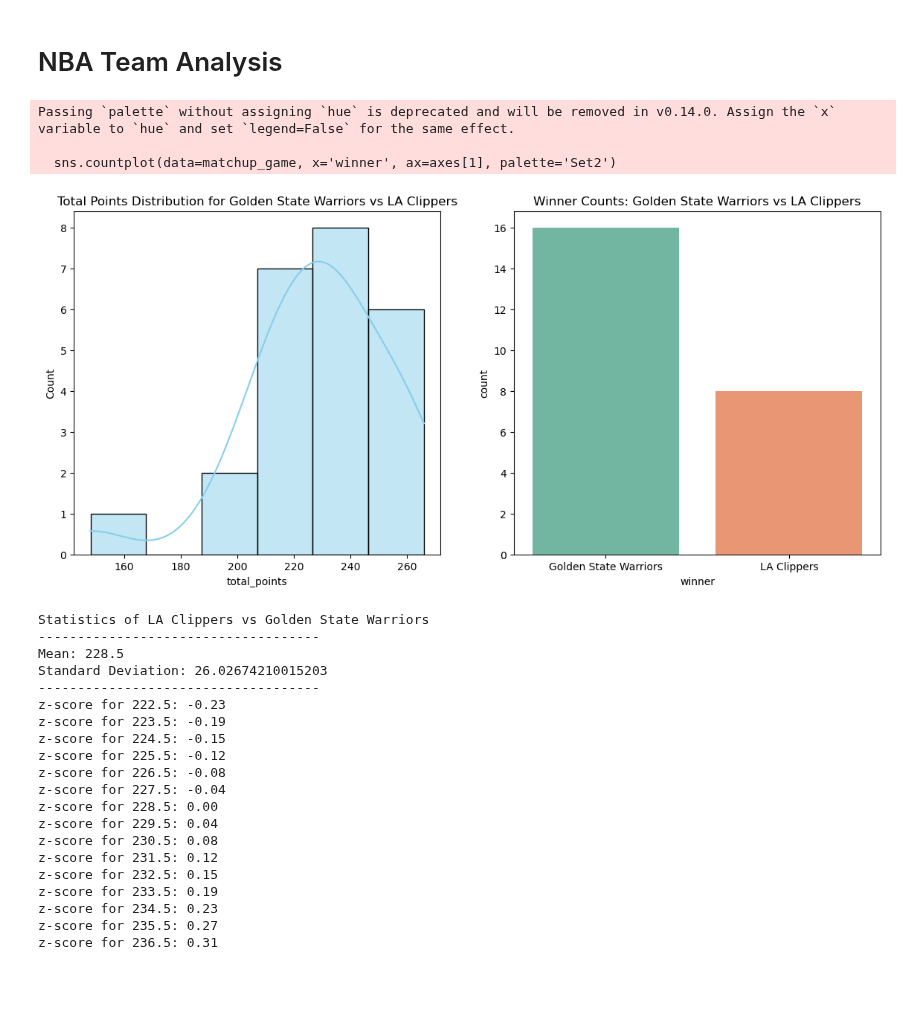
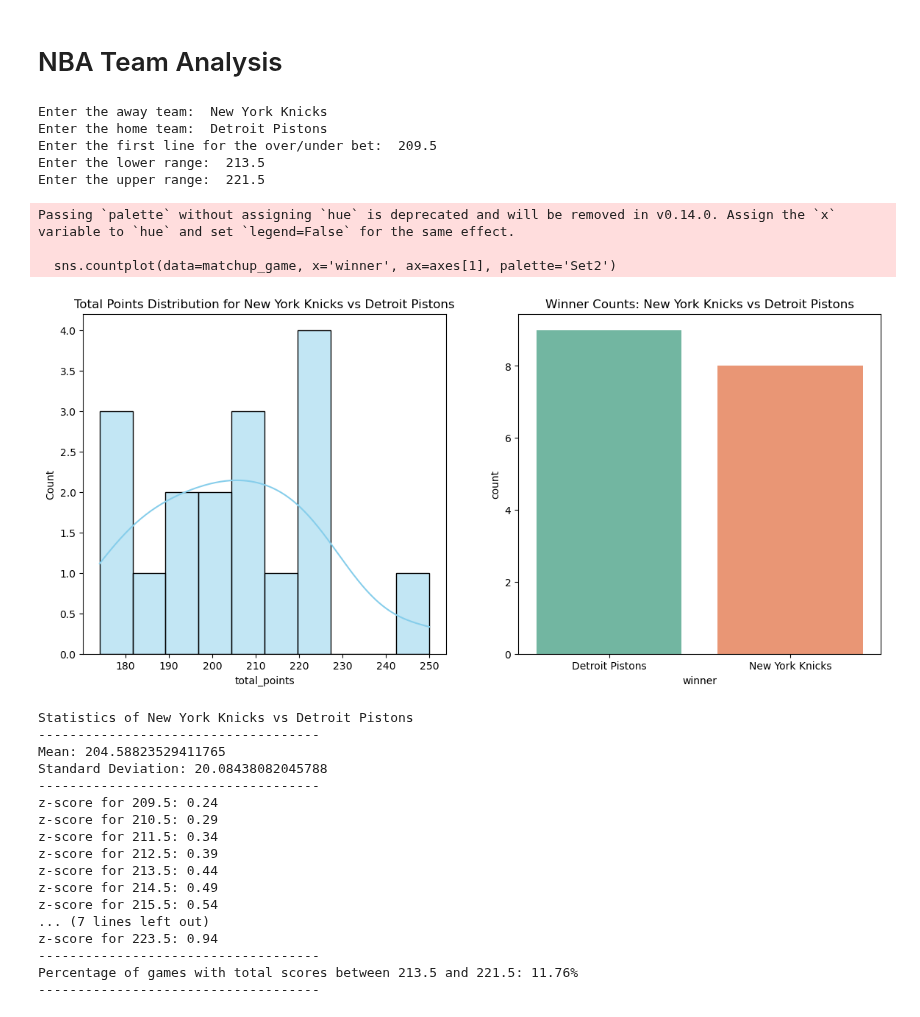
Before and after one commit to VincentGordon-Data-Analyst/nba-api, a Jupyter notebook: nba-analysis.ipynb, the cells around one changed output. Saved outputs shown, nothing was run; the diff lists cells and outputs as text; code cells hidden in the pictures; blank space fills up the shorter version.

Commit message:
finding probability betwen a range of values has been added

```diff
--- a/nba-analysis.ipynb
+++ b/nba-analysis.ipynb
@@ -115,7 +108,7 @@ teams
 # %% [markdown]
 # NBA Team Analysis
 # %%
-def possible_outcome(dataframe, away_team, home_team, first_line):
+def possible_outcome(dataframe, away_team, home_team, first_line, lower_bound, upper_bound):
     # Filter the dataframe for the specific matchup
     matchup_game = dataframe.loc[(dataframe['visitor'] == away_team) & (dataframe['home'] == home_team)].copy()
 
@@ -129,66 +122,80 @@ def possible_outcome(dataframe, away_team, home_team, first_line):
     fig, axes = plt.subplots(1, 2, figsize=(14, 6))
 
     # Plot total points distribution with a KDE
-    sns.histplot(data=matchup_game, x='total_points', kde=True, ax=axes[0], color="skyblue")
-    axes[0].set_title(f'Total Points Distribution for {home_team} vs {away_team}')
+    sns.histplot(data=matchup_game, x='total_points', bins=10, kde=True, ax=axes[0], color="skyblue")
+    axes[0].set_title(f'Total Points Distribution for {away_team} vs {home_team}')
 
     # Plot the winner count
     sns.countplot(data=matchup_game, x='winner', ax=axes[1], palette='Set2')
-    axes[1].set_title(f'Winner Counts: {home_team} vs {away_team}')
+    axes[1].set_title(f'Winner Counts: {away_team} vs {home_team}')
 
     # Display the plots
     plt.show()
 
      # Calculate a z-score from a provided mean and standard deviation
     mean = matchup_game['total_points'].mean()
     standard_deviation = matchup_game['total_points'].std()
 
     # Create array of UNDER/OVER values starting with given first line
     under_over_lines = [first_line + i for i in range(15)]
 
     # Display basic statics of team matchup
     print(f'Statistics of {away_team} vs {home_team}')
     print('------------------------------------')
     print(f'Mean: {mean}')
     print(f'Standard Deviation: {standard_deviation}')
 
     print('------------------------------------')
     # Display the z-scores for each line score
     for line in under_over_lines:
         zscore = statistics.NormalDist(mean, standard_deviation).zscore(line)
         print(f'z-score for {line}: {zscore:.2f}')
 
+    print('------------------------------------')
+
+    # Find percentage of games between specified range
+    total_games = len(matchup_game)
+    games_in_range = matchup_game[(matchup_game['total_points'] >= lower_bound) & (matchup_game['total_points'] <= upper_bound)]
+    percentage = (len(games_in_range) / total_games) * 100
+    print(f"Percentage of games with total scores between {lower_bound} and {upper_bound}: {percentage:.2f}%")
+    print('------------------------------------')
+
     return matchup_game
 
 away_team = input("Enter the away team: ")
 home_team = input("Enter the home team: ")
 first_line = float(input("Enter the first line for the over/under bet: "))
+lower_bound = float(input("Enter the lower range: "))
+upper_bound = float(input("Enter the upper range: "))
 
 
-possible_outcome(df, away_team, home_team, first_line)
+
+possible_outcome(df, away_team, home_team, first_line, lower_bound, upper_bound)
 # %% [output]
-Passing `palette` without assigning `hue` is deprecated and will be removed in v0.14.0. Assign the `x` variable to `hue` and set `legend=False` for the same effect.
-
-  sns.countplot(data=matchup_game, x='winner', ax=axes[1], palette='Set2')
+Enter the away team:  New York Knicks
+Enter the home team:  Detroit Pistons
+Enter the first line for the over/under bet:  209.5
+Enter the lower range:  213.5
+Enter the upper range:  221.5
+Passing `palette` without assigning `hue` is deprecated and will be removed in v0.14.0. Assign the `x` variable to `hue` and set `legend=False` for the same effect.
+
+  sns.countplot(data=matchup_game, x='winner', ax=axes[1], palette='Set2')
-[figure, old version]
+[figure, new version]
-Statistics of LA Clippers vs Golden State Warriors
-------------------------------------
-Mean: 228.5
-Standard Deviation: 26.02674210015203
-------------------------------------
-z-score for 222.5: -0.23
-z-score for 223.5: -0.19
-z-score for 224.5: -0.15
-z-score for 225.5: -0.12
-z-score for 226.5: -0.08
-z-score for 227.5: -0.04
-z-score for 228.5: 0.00
-z-score for 229.5: 0.04
-z-score for 230.5: 0.08
-z-score for 231.5: 0.12
-z-score for 232.5: 0.15
-z-score for 233.5: 0.19
-z-score for 234.5: 0.23
-z-score for 235.5: 0.27
-z-score for 236.5: 0.31
+Statistics of New York Knicks vs Detroit Pistons
+------------------------------------
+Mean: 204.58823529411765
+Standard Deviation: 20.08438082045788
+------------------------------------
+z-score for 209.5: 0.24
+z-score for 210.5: 0.29
+z-score for 211.5: 0.34
+z-score for 212.5: 0.39
+z-score for 213.5: 0.44
+z-score for 214.5: 0.49
+z-score for 215.5: 0.54
+... (7 lines left out)
+z-score for 223.5: 0.94
+------------------------------------
+Percentage of games with total scores between 213.5 and 221.5: 11.76%
+------------------------------------
 |  | date | visitor | home | visitor_points | home_points | total_points | winner |
```
Also changed, not shown: parts of 2 cells of this notebook, 1 other file.
